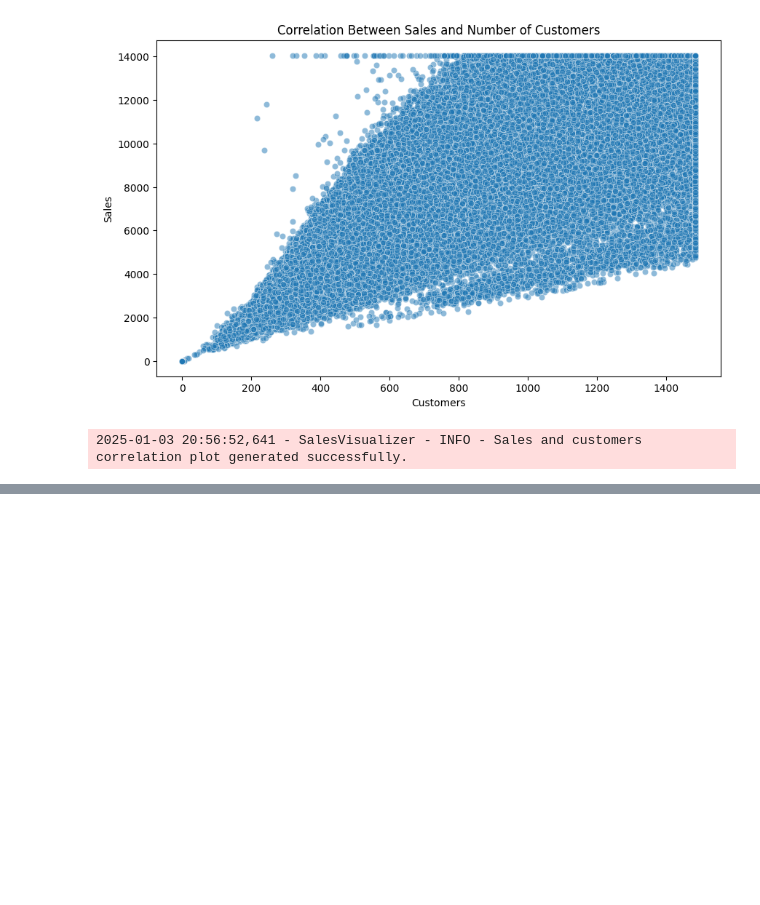
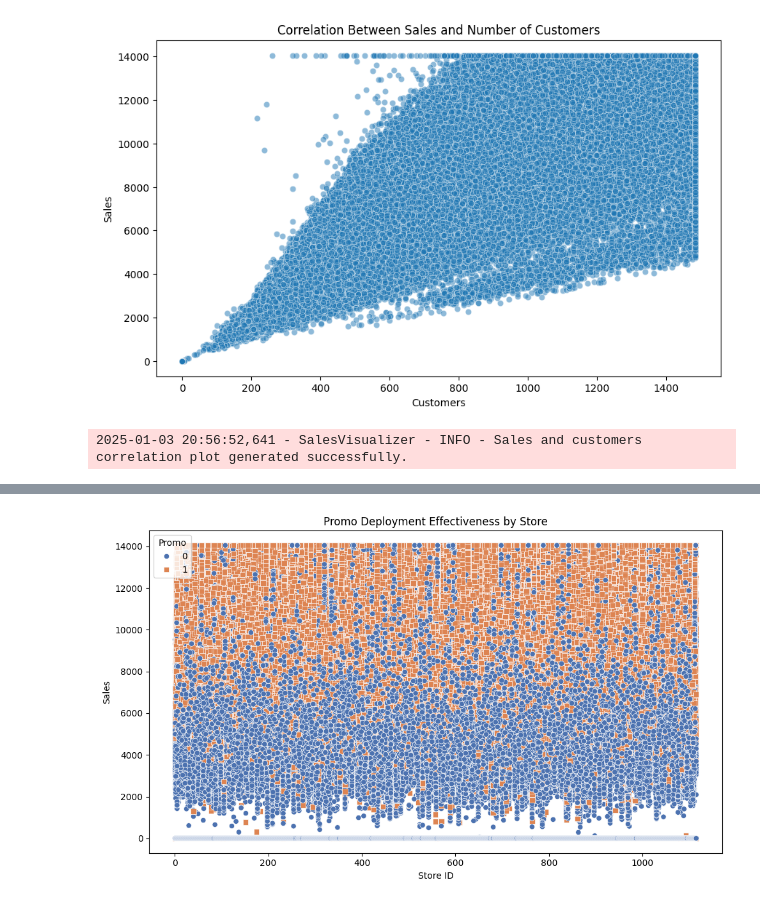
Before and after one commit to b-sam16/Rossmann-Sales-Forecasting, a Jupyter notebook: notebooks/eda.ipynb, the cells around one changed output, grey strips where cells are left out. Cells and saved outputs as stored; diff of their text form; code cells hidden in the pictures; blank space fills up the shorter version.

```diff
--- a/notebooks/eda.ipynb
+++ b/notebooks/eda.ipynb
@@ -313,0 +322,5 @@ visualizer.sales_customer_correlation()
+# %%
+
+# Visualize where promos should be deployed effectively
+visualizer.effective_promo_deployment()
+# %% [output]
@@ -313,0 +328 @@ visualizer.sales_customer_correlation()
+[figure, added]
```
Also changed, not shown: parts of 15 cells of this notebook, 1 other file.
